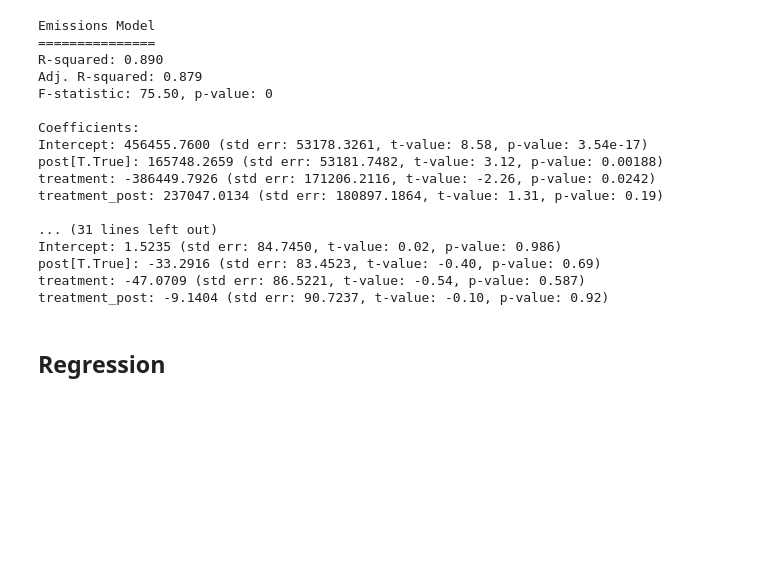
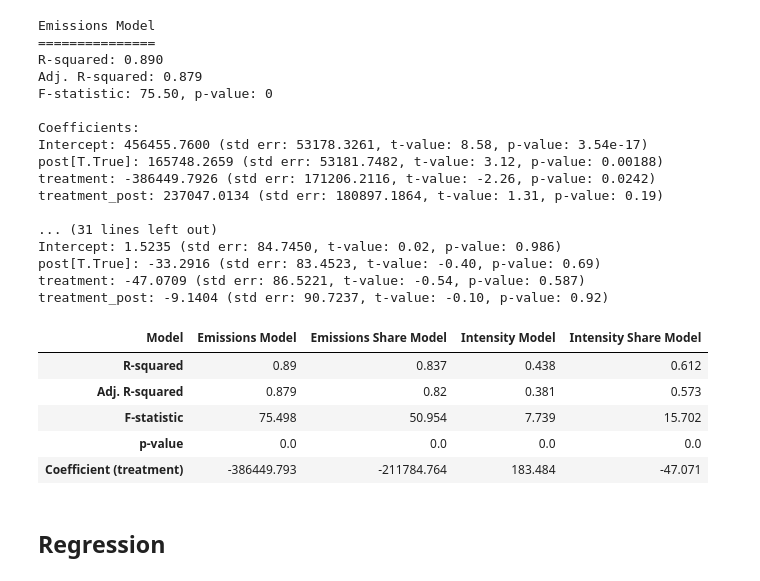
Before and after one commit to percw/Norwegian_oil_gas_decarbonization, a Jupyter notebook: notebooks/04_data_modeling/04_data_modelling.ipynb, the cells around one changed output. Drawn from its saved outputs; the diff is of its cells as text; code cells hidden in the pictures; blank space fills up the shorter version.

```diff
--- a/notebooks/04_data_modeling/04_data_modelling.ipynb
+++ b/notebooks/04_data_modeling/04_data_modelling.ipynb
@@ -153,6 +153,93 @@ Intercept: 1.5235 (std err: 84.7450, t-value: 0.02, p-value: 0.986)
 post[T.True]: -33.2916 (std err: 83.4523, t-value: -0.40, p-value: 0.69)
 treatment: -47.0709 (std err: 86.5221, t-value: -0.54, p-value: 0.587)
 treatment_post: -9.1404 (std err: 90.7237, t-value: -0.10, p-value: 0.92)
+# %%
+# Extracting statistics and coefficients for the table
+def extract_model_stats(model, model_name):
+    summary = model.summary2().tables[1]
+    summary["Model"] = model_name
+    return summary.reset_index().rename(columns={"index": "Parameter"})
+
+
+# Combine all summaries into one DataFrame
+em_model_stats = extract_model_stats(em_model, "Emissions Model")
+em_distributed_model_stats = extract_model_stats(
+    em_model_distributed, "Emissions Share Model"
+)
+int_model_stats = extract_model_stats(int_model, "Intensity Model")
+int_distributed_model_stats = extract_model_stats(
+    int_model_distributed, "Intensity Share Model"
+)
+
+combined_stats = pd.concat(
+    [
+        em_model_stats,
+        em_distributed_model_stats,
+        int_model_stats,
+        int_distributed_model_stats,
+    ],
+    ignore_index=True,
+)
+
+# Filter out only the key parameters
+key_parameters = ["Intercept", "post[T.True]", "treatment", "treatment_post"]
+filtered_stats = combined_stats[combined_stats["Parameter"].isin(key_parameters)]
+
+# Extracting additional statistics for models
+additional_stats = {
+    "Model": [
+        "Emissions Model",
+        "Emissions Share Model",
+        "Intensity Model",
+        "Intensity Share Model",
+    ],
+    "R-squared": [
+        round(em_model.rsquared, 3),
+        round(em_model_distributed.rsquared, 3),
+        round(int_model.rsquared, 3),
+        round(int_model_distributed.rsquared, 3),
+    ],
+    "Adj. R-squared": [
+        round(em_model.rsquared_adj, 3),
+        round(em_model_distributed.rsquared_adj, 3),
+        round(int_model.rsquared_adj, 3),
+        round(int_model_distributed.rsquared_adj, 3),
+    ],
+    "F-statistic": [
+        round(em_model.fvalue, 3),
+        round(em_model_distributed.fvalue, 3),
+        round(int_model.fvalue, 3),
+        round(int_model_distributed.fvalue, 3),
+    ],
+    "p-value": [
+        round(em_model.f_pvalue, 3),
+        round(em_model_distributed.f_pvalue, 3),
+        round(int_model.f_pvalue, 3),
+        round(int_model_distributed.f_pvalue, 3),
+    ],
+    "Coefficient (treatment)": [
+        round(em_model.params["treatment"], 3),
+        round(em_model_distributed.params["treatment"], 3),
+        round(int_model.params["treatment"], 3),
+        round(int_model_distributed.params["treatment"], 3),
+    ],
+}
+
+additional_stats_df = pd.DataFrame(additional_stats)
+additional_stats_df = additional_stats_df.T
+
+# Set the first row as the header
+additional_stats_df.columns = additional_stats_df.iloc[0]
+# Drop the first row
+additional_stats_df = additional_stats_df[1:]
+additional_stats_df
+# %% [output]
+| Model | Emissions Model | Emissions Share Model | Intensity Model | Intensity Share Model |
+| R-squared | 0.89 | 0.837 | 0.438 | 0.612 |
+| Adj. R-squared | 0.879 | 0.82 | 0.381 | 0.573 |
+| F-statistic | 75.498 | 50.954 | 7.739 | 15.702 |
+| p-value | 0.0 | 0.0 | 0.0 | 0.0 |
+| Coefficient (treatment) | -386449.793 | -211784.764 | 183.484 | -47.071 |
 # %% [markdown]
 ## Regression
 # %% [markdown]
```
Also changed, not shown: parts of 3 cells of this notebook.
